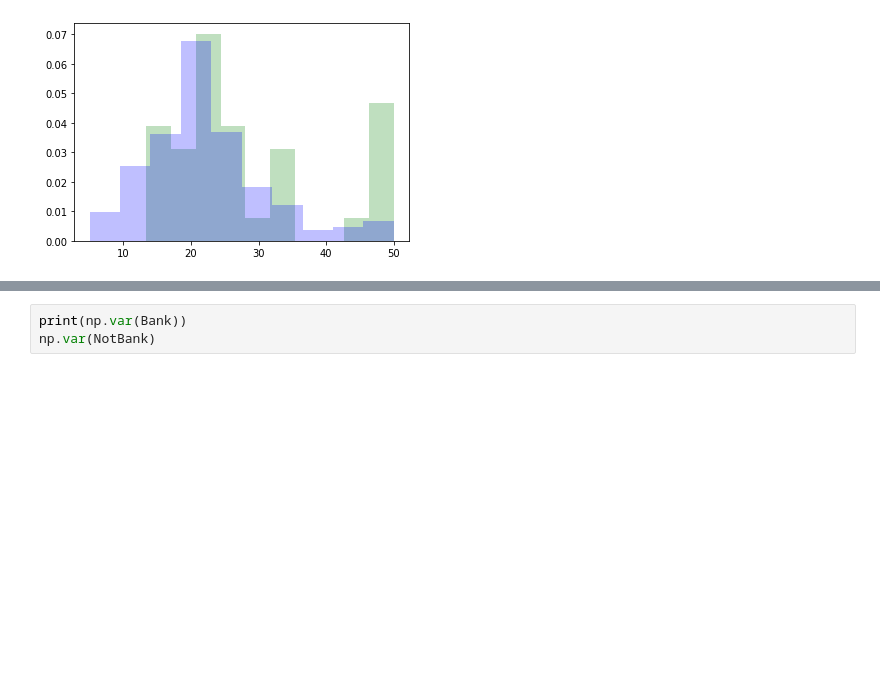
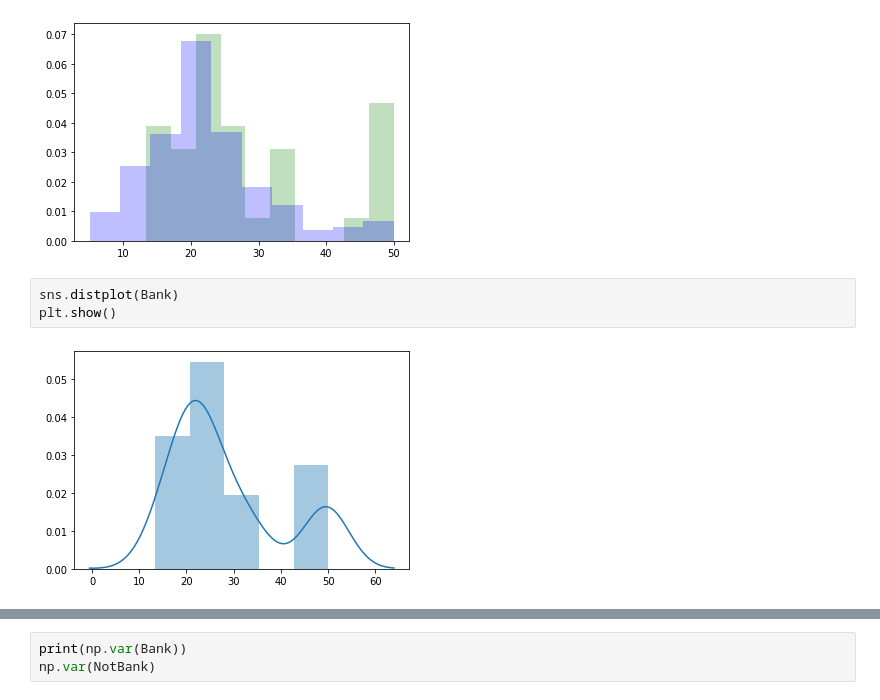
Before and after one commit to Carloselrecharlie/Boston_House_Prices_Analysis, a Jupyter notebook: Analysis of Boston House Prices dataset.ipynb, the cells around one changed output, grey strips where cells are left out. Saved outputs shown, nothing was run; the diff lists cells and outputs as text; blank space fills up the shorter version.

```diff
--- a/Analysis of Boston House Prices dataset.ipynb
+++ b/Analysis of Boston House Prices dataset.ipynb
@@ -294,3 +309,8 @@ plt.hist(NotBank, density=True, color='b', alpha=0.25, label="Sample B")
 plt.show()
 # %% [output]
 [figure]
+# %%
+sns.distplot(Bank)
+plt.show()
+# %% [output]
+[figure, added]
```
Also changed, not shown: parts of 25 cells of this notebook, 1 other file.
